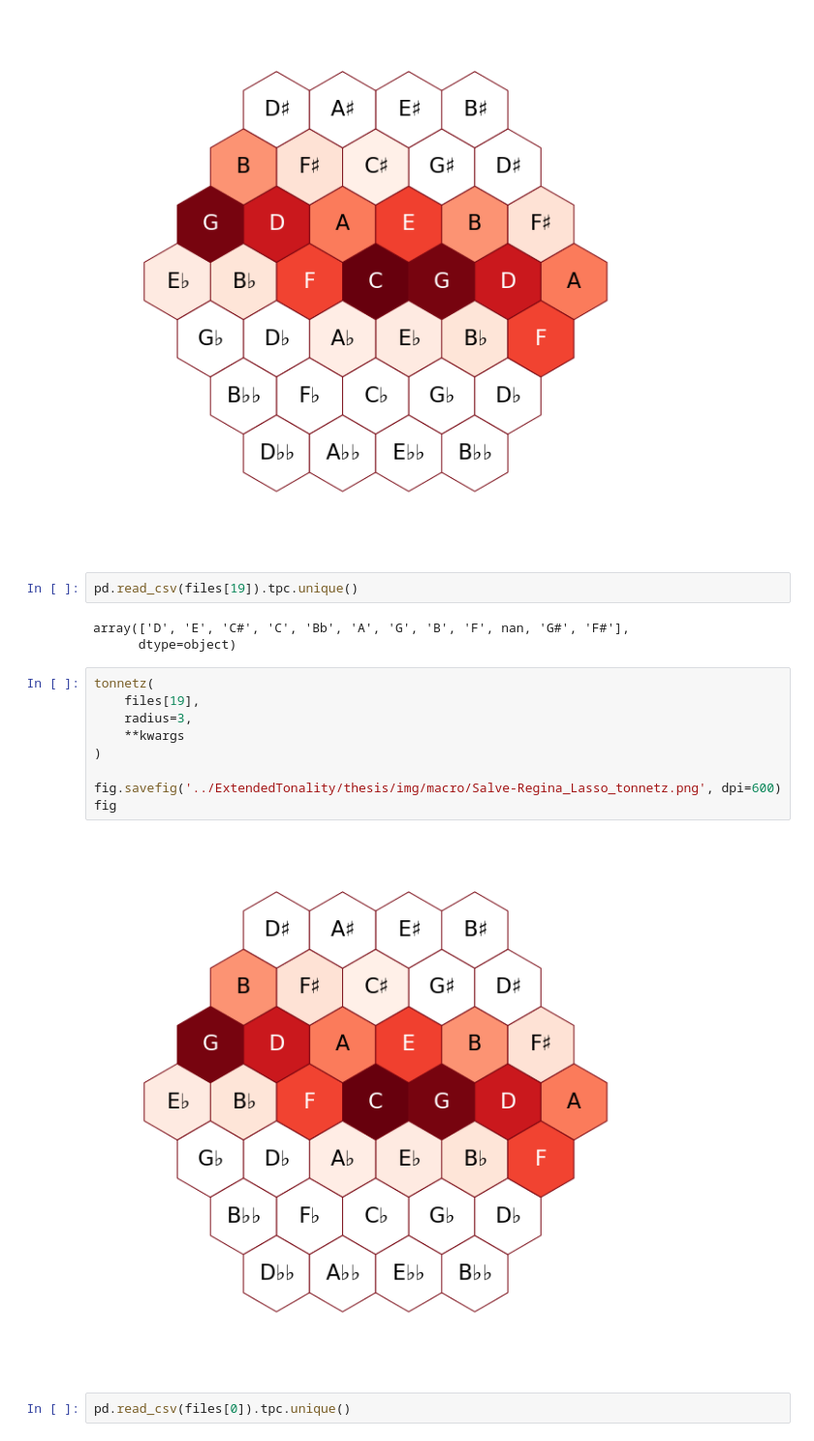
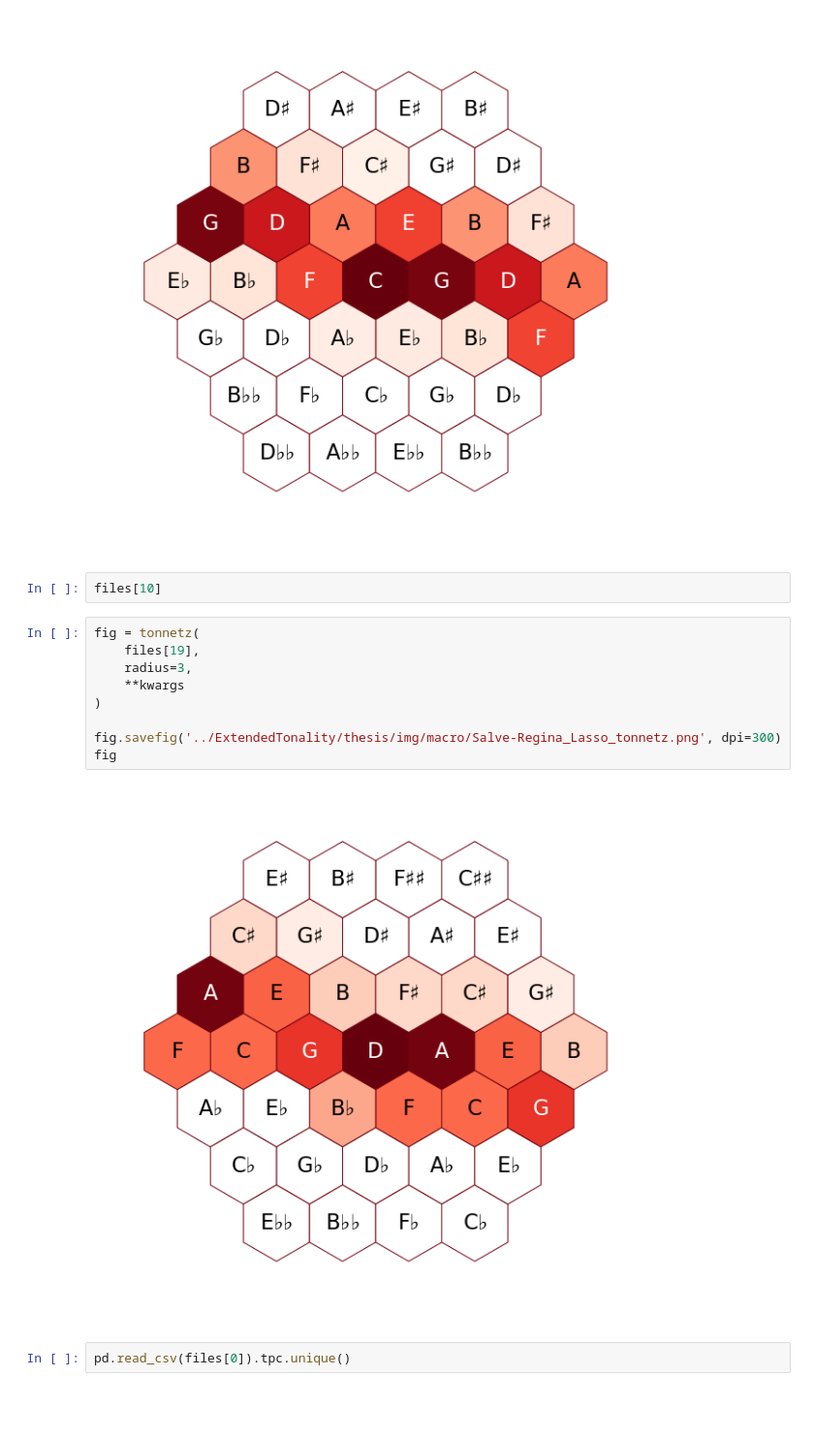
Before and after one commit to DCMLab/tonal-diffusion-model, a Jupyter notebook: plot_tonnetz.ipynb, the cells around one changed output. Shown at 97% size. Cells and saved outputs as stored; diff of their text form; blank space fills up the shorter version.

Commit message:
update plots

```diff
--- a/plot_tonnetz.ipynb
+++ b/plot_tonnetz.ipynb
@@ -64,22 +64,19 @@ fig.savefig('../ExtendedTonality/thesis/img/macro/BWV_846_tonnetz.png', dpi=600)
 fig
 # %% [output]
 [figure]
-# %%
-pd.read_csv(files[19]).tpc.unique()
-# %% [output]
-array(['D', 'E', 'C#', 'C', 'Bb', 'A', 'G', 'B', 'F', nan, 'G#', 'F#'],
-      dtype=object)
+# %%
+files[10]
 # %%
-tonnetz(
+fig = tonnetz(
     files[19],
     radius=3,
     **kwargs
 )
 
-fig.savefig('../ExtendedTonality/thesis/img/macro/Salve-Regina_Lasso_tonnetz.png', dpi=600)
+fig.savefig('../ExtendedTonality/thesis/img/macro/Salve-Regina_Lasso_tonnetz.png', dpi=300)
 fig
 # %% [output]
-[figure, old version]
+[figure, new version]
 # %%
 pd.read_csv(files[0]).tpc.unique()
 # %% [output]
```
Also changed, not shown: parts of 4 cells of this notebook.
